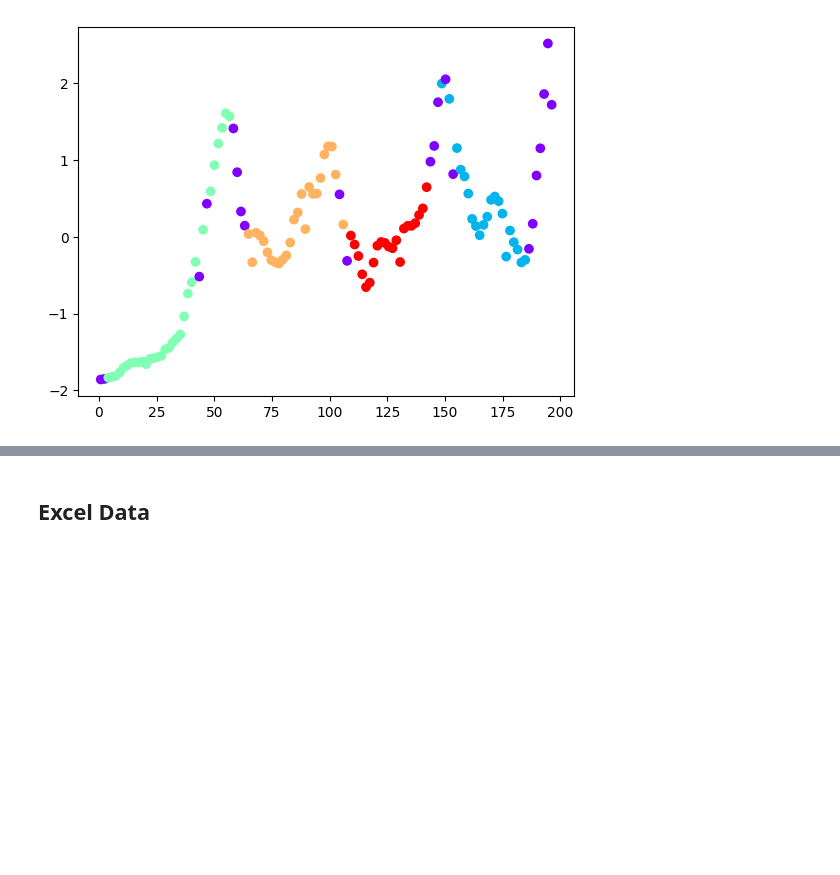
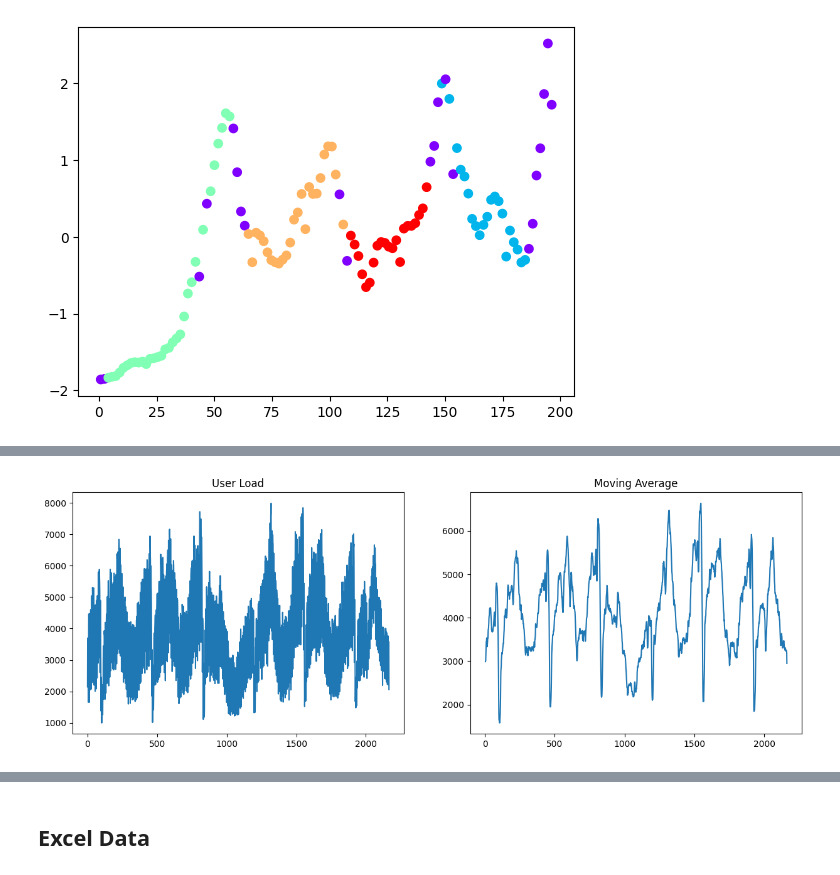
Before and after one commit to hakanotal/distributed-network-load-generator, a Jupyter notebook: notebooks/clustering.ipynb, the cells around one changed output, grey strips where cells are left out. Drawn from its saved outputs; the diff is of its cells as text; code cells hidden in the pictures; blank space fills up the shorter version.

```diff
--- a/notebooks/clustering.ipynb
+++ b/notebooks/clustering.ipynb
@@ -145,0 +148,5 @@ plot_clusters(h, 6, 4, 'leaf')
+# %%
+df = pd.read_csv('datasets/daily-website-visitors.csv')
+df['Page.Loads'] = df['Page.Loads'].apply(lambda x: int(x.replace(',', '')))
+print(df.shape)
+df.head()
@@ -145,0 +161,13 @@ plot_clusters(h, 6, 4, 'leaf')
+# %%
+resp = df['Page.Loads'].values
+time = np.arange(0, len(resp)).reshape(-1, 1)
+resp_mov_avg = np.convolve(resp, np.ones(7)/7, mode='valid').reshape(-1, 1)
+
+fig, ax = plt.subplots(1, 2, figsize=(15, 5))
+ax[0].plot(time, resp)
+ax[0].set_title('User Load')
+ax[1].plot(time[3:-3], resp_mov_avg)
+ax[1].set_title('Moving Average')
+plt.show()
+# %% [output]
+[figure, added]
```
Also changed, not shown: parts of 5 cells of this notebook, 4 other files.
